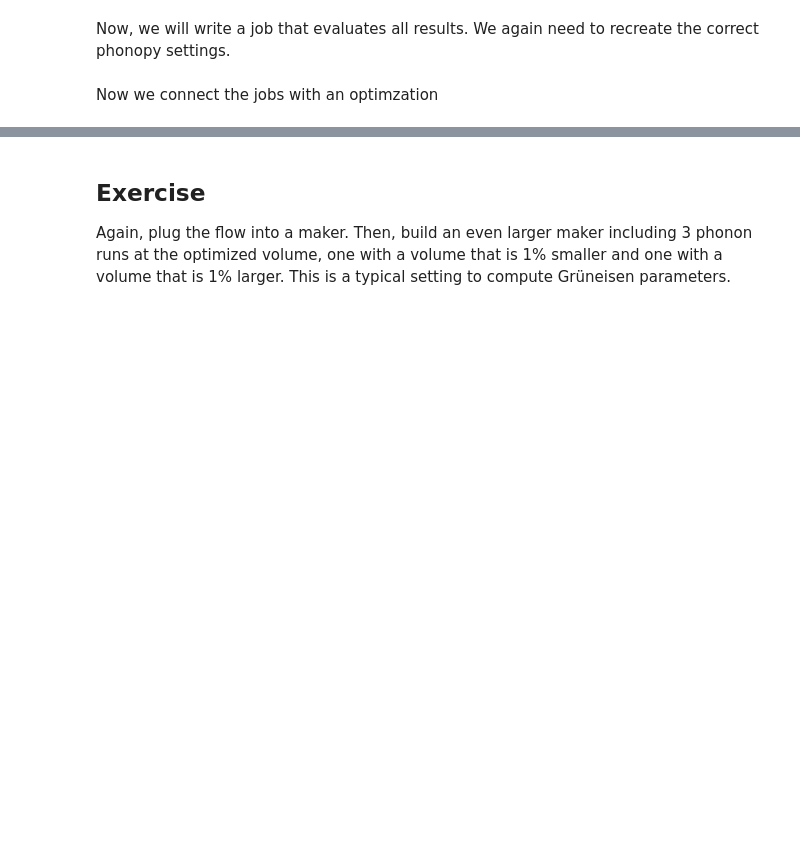
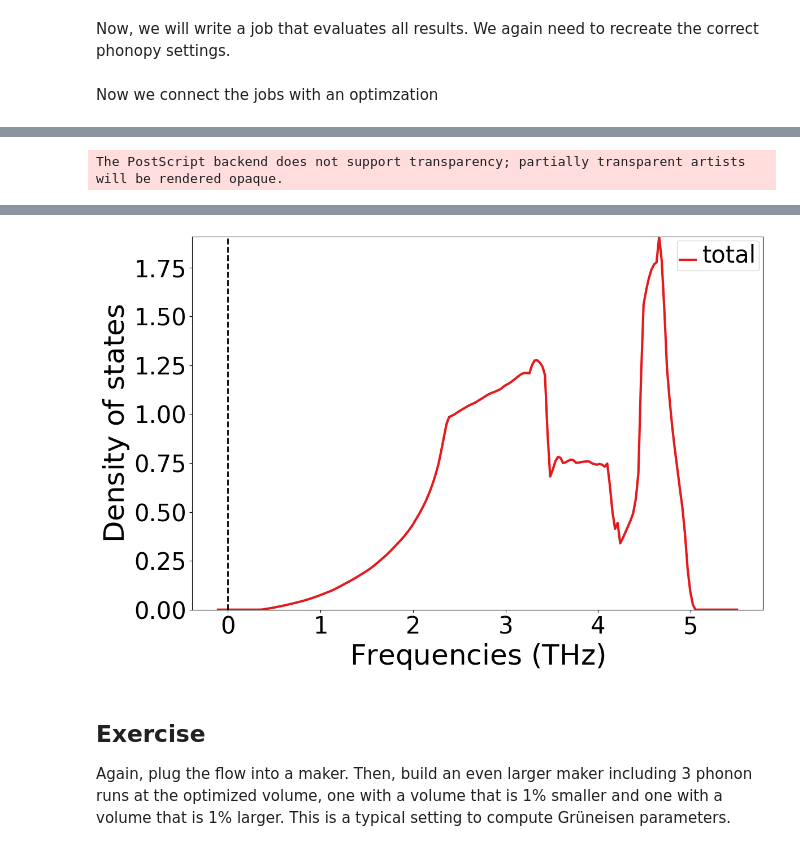
Before and after one commit to JaGeo/Advanced_Jobflow_Tutorial, a Jupyter notebook: Final_Workflow.ipynb, the cells around one changed output, grey strips where cells are left out. Cells and saved outputs as stored; diff of their text form; code cells hidden in the pictures; blank space fills up the shorter version.

```diff
--- a/Final_Workflow.ipynb
+++ b/Final_Workflow.ipynb
@@ -476,15 +608,16 @@ Now, we will generate static jobs for all of the generated structures
 # %%
 @job
 def run_displacements(displacements):
-    static_maker=StaticJob()
-    runs=[]
-    forces=[]
+    static_maker = StaticJob()
+    runs = []
+    forces = []
     for displacement in displacements:
-        displacement_run=static_maker.make(displacement)
-        forces.append(displacement_run.output["force"]) # this is possible but you cannot transform the array to a numpy array yet as the static_maker jobs haven't been run yet!
+        displacement_run = static_maker.make(displacement)
+        forces.append(displacement_run.output[
+                          "force"])  # this is possible but you cannot transform the array to a numpy array yet as the static_maker jobs haven't been run yet!
         runs.append(displacement_run)
 
-    output={"forces": forces} #we will collect all forces from the runs.
+    output = {"forces": forces}  #we will collect all forces from the runs.
 
     return Response(replace=Flow(runs, output))
 # %% [markdown]
@@ -529,18 +662,21 @@ from ase.build import bulk
 
 from pymatgen.io.ase import AseAtomsAdaptor
 from pymatgen.core.structure import Structure
-atoms=bulk("Ag","fcc",3.9)
-supercell_matrix=[[2,0,0],[0,2,0],[0,0,2]]
-structure=AseAtomsAdaptor().get_structure(atoms)
-maker_fullopt=OptimizeJob()
-job1=maker_fullopt.make(structure=structure)
-job2=create_displacements(structure=job1.output["optimized_structure"], supercell_matrix=supercell_matrix)
-job3=run_displacements(displacements=job2.output)
-job4=summarize_phonopy_results(structure=job1.output["optimized_structure"], forces=job3.output["forces"], supercell_matrix=supercell_matrix)
-flow=Flow([job1,job2,job3,job4],output=job4.output)
 
-response=run_locally(flow)
+atoms = bulk("Ag", "fcc", 3.9)
+supercell_matrix = [[2, 0, 0], [0, 2, 0], [0, 0, 2]]
+structure = AseAtomsAdaptor().get_structure(atoms)
+maker_fullopt = OptimizeJob()
+job1 = maker_fullopt.make(structure=structure)
+job2 = create_displacements(structure=job1.output["optimized_structure"], supercell_matrix=supercell_matrix)
+job3 = run_displacements(displacements=job2.output)
+job4 = summarize_phonopy_results(structure=job1.output["optimized_structure"], forces=job3.output["forces"],
+                                 supercell_matrix=supercell_matrix)
+flow = Flow([job1, job2, job3, job4], output=job4.output)
+
+response = run_locally(flow)
 
 new_plotter_dos = PhononDosPlotter()
 new_plotter_dos.add_dos(label="total", dos=response[flow.jobs[-1].uuid][1].output["PhononDOS"])
 new_plotter_dos.show()
+# %% [output]
@@ -546,0 +702 @@ new_plotter_dos.show()
+The PostScript backend does not support transparency; partially transparent artists will be rendered opaque.
@@ -547,3 +705,4 @@ new_plotter_dos.show()
+[figure, added]
 # %% [markdown]
 ## Exercise
 Again, plug the flow into a maker. Then, build an even larger maker including 3 phonon runs at the optimized volume, one with a volume that is 1% smaller and one with a volume that is 1% larger. This is a typical setting to compute Grüneisen parameters.
```
Also changed, not shown: parts of 18 cells of this notebook, 1 other file.
